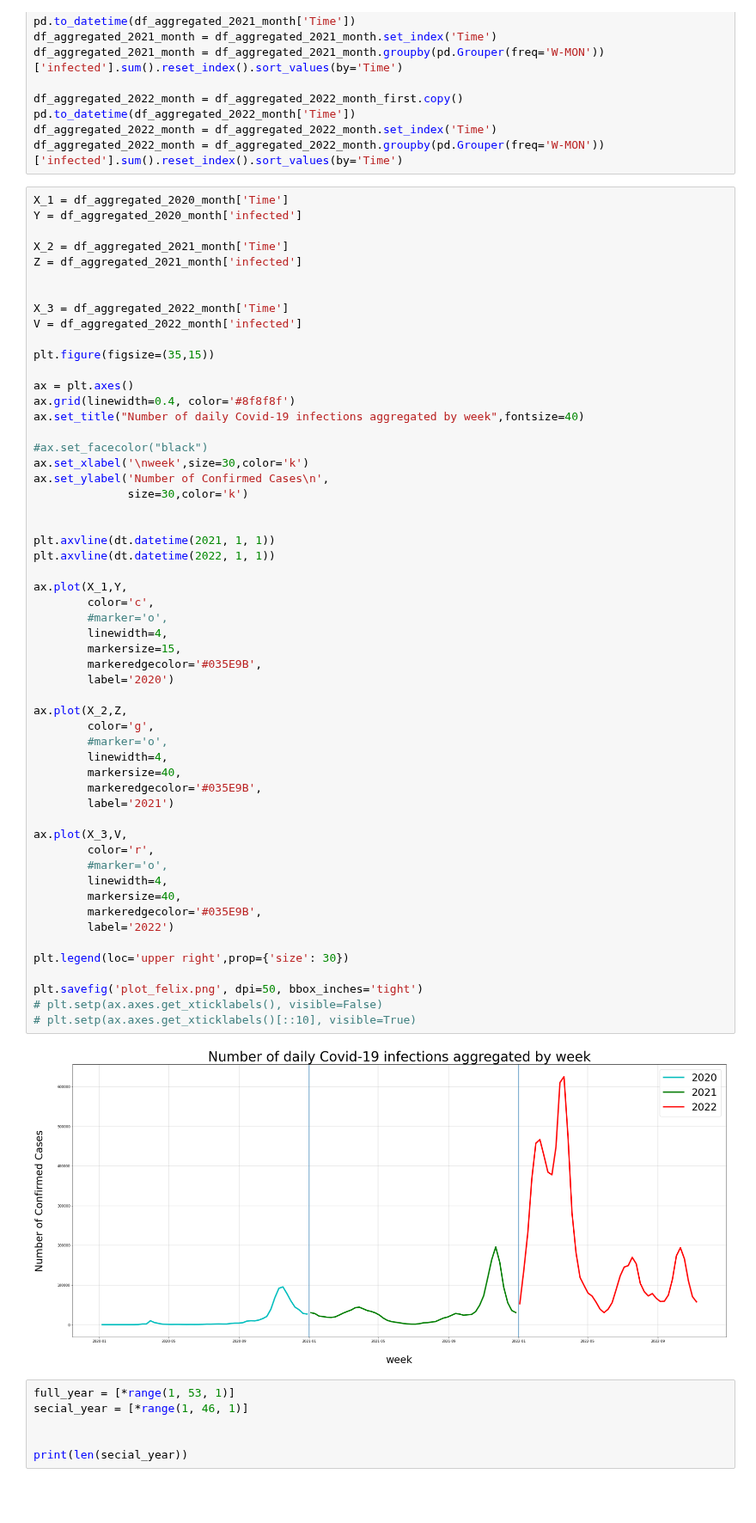
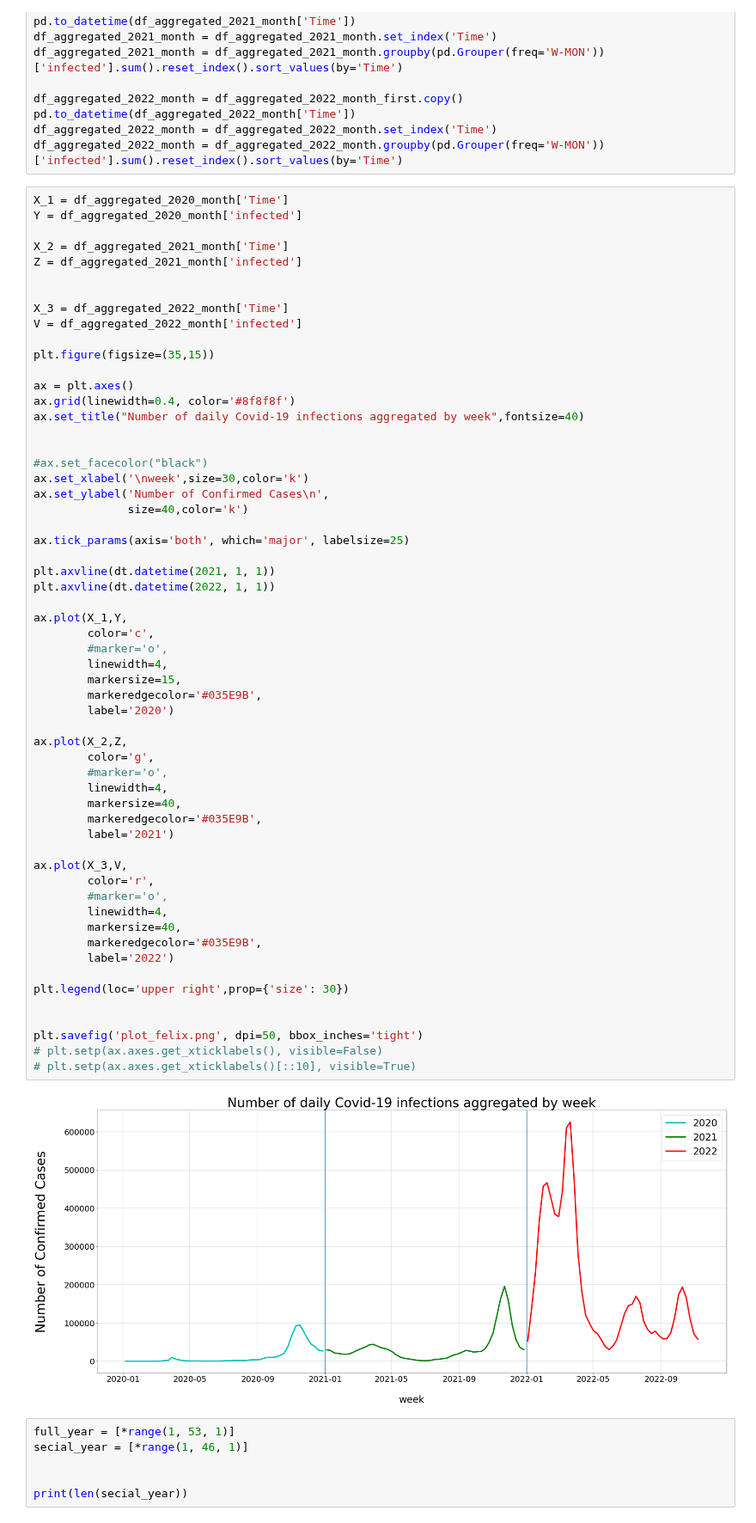
Before and after one commit to borosabel/visual_analytics_2022, a Jupyter notebook: individual work/submission_02_intermediate_Felix.ipynb, the cells around one changed output. Shown at 86% size. Saved outputs shown, nothing was run; the diff lists cells and outputs as text; blank space fills up the shorter version.

```diff
--- a/individual work/submission_02_intermediate_Felix.ipynb
+++ b/individual work/submission_02_intermediate_Felix.ipynb
@@ -280,11 +280,13 @@ ax = plt.axes()
 ax.grid(linewidth=0.4, color='#8f8f8f')
 ax.set_title("Number of daily Covid-19 infections aggregated by week",fontsize=40)
 
+
 #ax.set_facecolor("black")
 ax.set_xlabel('\nweek',size=30,color='k')
 ax.set_ylabel('Number of Confirmed Cases\n',
-              size=30,color='k')
+              size=40,color='k')
 
+ax.tick_params(axis='both', which='major', labelsize=25)
 
 plt.axvline(dt.datetime(2021, 1, 1))
 plt.axvline(dt.datetime(2022, 1, 1))
@@ -292,34 +294,35 @@ plt.axvline(dt.datetime(2022, 1, 1))
 ax.plot(X_1,Y,
         color='c',
         #marker='o',
         linewidth=4,
         markersize=15,
         markeredgecolor='#035E9B',
         label='2020')
 
 ax.plot(X_2,Z,
         color='g',
         #marker='o',
         linewidth=4,
         markersize=40,
         markeredgecolor='#035E9B',
         label='2021')
 
 ax.plot(X_3,V,
         color='r',
         #marker='o',
         linewidth=4,
         markersize=40,
         markeredgecolor='#035E9B',
         label='2022')
 
 plt.legend(loc='upper right',prop={'size': 30})
 
+
 plt.savefig('plot_felix.png', dpi=50, bbox_inches='tight')
 # plt.setp(ax.axes.get_xticklabels(), visible=False)
 # plt.setp(ax.axes.get_xticklabels()[::10], visible=True)
 # %% [output]
-[figure, old version]
+[figure, new version]
 # %%
 full_year = [*range(1, 53, 1)]
 secial_year = [*range(1, 46, 1)]
```
Also changed, not shown: parts of 1 cell of this notebook, 6 other files.
